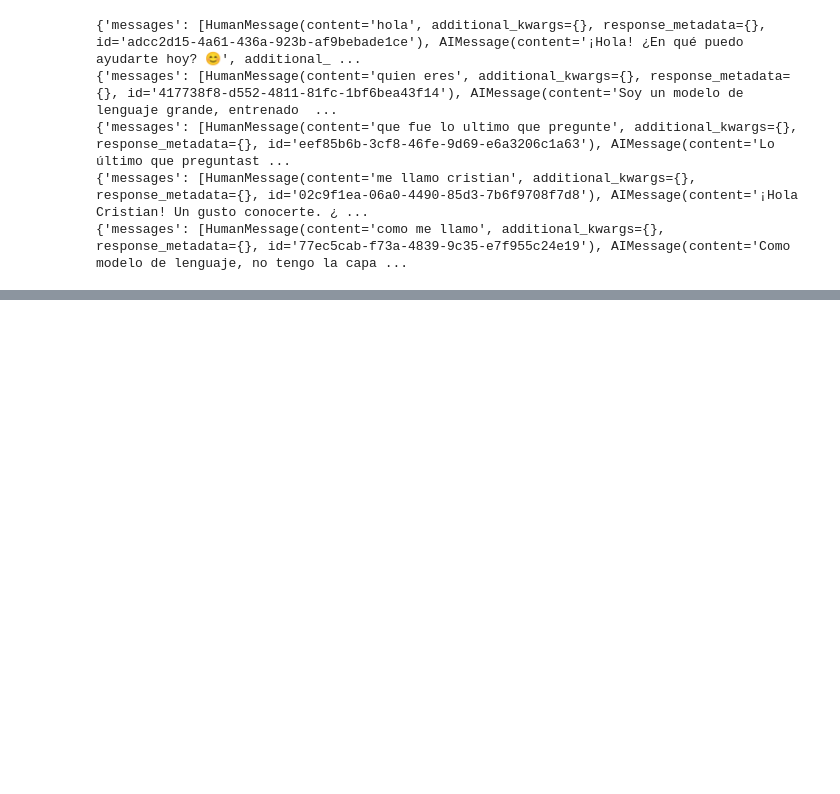
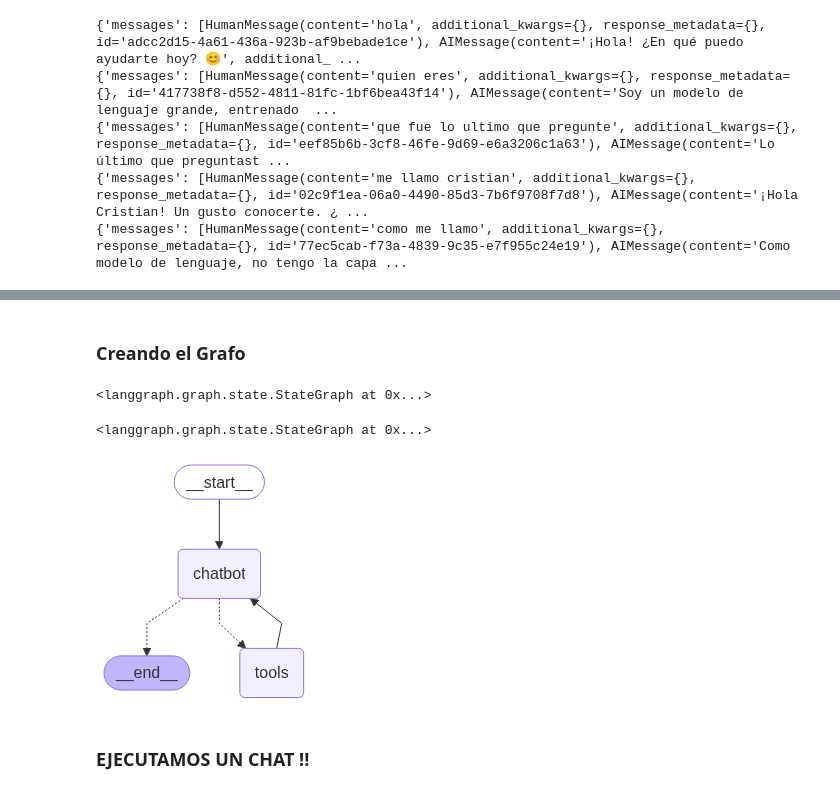
Before and after one commit to CrisFRC/Devs_Agents_Fr_Practices, a Jupyter notebook: langgraph/lab_langgraph.ipynb, the cells around one changed output, grey strips where cells are left out. Cells and saved outputs as stored; diff of their text form; code cells hidden in the pictures; blank space fills up the shorter version.

Commit message:
implementacion de herramientas, checkpoints y memoria sql

```diff
--- a/langgraph/lab_langgraph.ipynb
+++ b/langgraph/lab_langgraph.ipynb
@@ -158,0 +213,44 @@ gr.ChatInterface(chat, type="messages").launch()
+# %%
+#array de herramientas
+tools = [tool_search, tool_generate_whatsapp_link]
+# %% [markdown]
+### Creando el Grafo
+# %%
+# Paso 1: Definir el objeto Estado
+class State(TypedDict):
+    messages: Annotated[list, add_messages]
+
+# Paso 2: Iniciar el constructor del Grafo con la clase Estado
+graph_builder = StateGraph(State)
+
+#agregamos las herramientas al agente
+llm_with_tools = llm.bind_tools(tools)
+# %%
+# Paso 3: Creamos un Nodo
+from langgraph.prebuilt import ToolNode, tools_condition #utilidad de nodos para herramientas
+
+def chatbot(state: State):
+    return {"messages": [llm_with_tools.invoke(state["messages"])]}
+
+
+graph_builder.add_node("chatbot", chatbot)
+graph_builder.add_node("tools", ToolNode(tools=tools))
+# %% [output]
+<langgraph.graph.state.StateGraph at 0x...>
+# %%
+# Paso 4: Creamos Aristas
+graph_builder.add_conditional_edges( "chatbot", tools_condition, "tools")
+
+# Cada vez que se llama a una herramienta, volvemos al chatbot para decidir el siguiente paso.
+graph_builder.add_edge("tools", "chatbot")
+graph_builder.add_edge(START, "chatbot")
+# %% [output]
+<langgraph.graph.state.StateGraph at 0x...>
+# %%
+# Paso 5: Compilamos el Grafo
+graph = graph_builder.compile()
+display(Image(graph.get_graph().draw_mermaid_png()))
+# %% [output]
+[figure, added]
+# %% [markdown]
+### EJECUTAMOS UN CHAT !!
```
Also changed, not shown: parts of 17 cells of this notebook, 5 other files.
